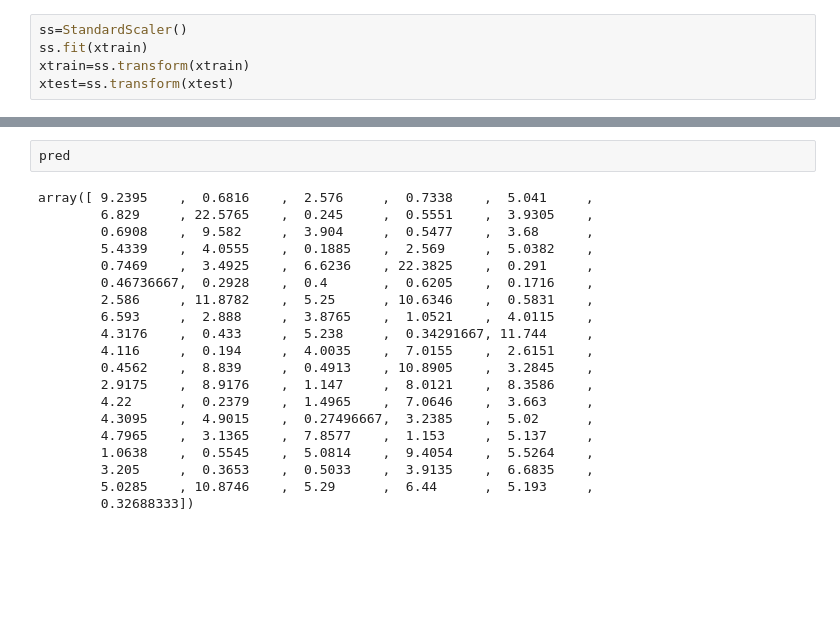
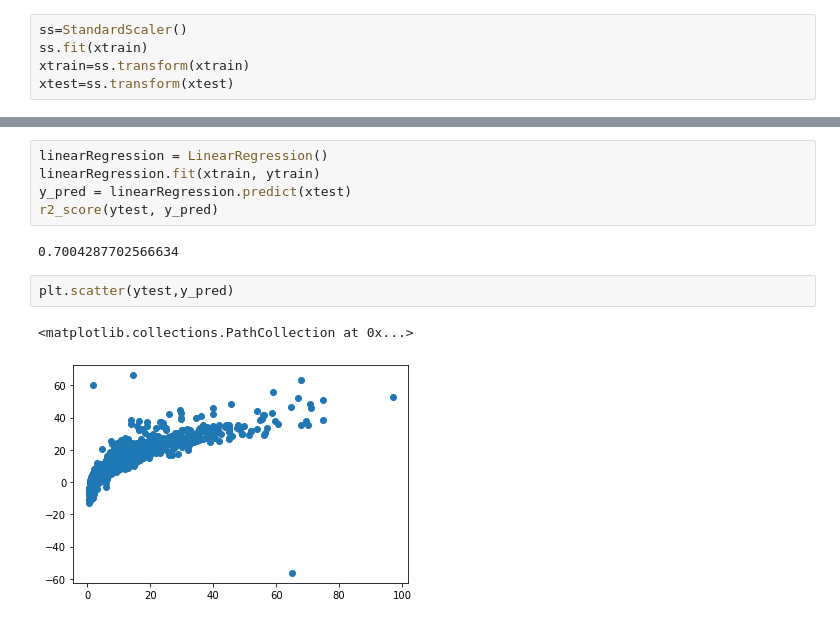
Before and after one commit to samart-KAOS/used_car_price_prediction, a Jupyter notebook: used_car.ipynb, the cells around one changed output, grey strips where cells are left out. Cells and saved outputs as stored; diff of their text form; blank space fills up the shorter version.

```diff
--- a/used_car.ipynb
+++ b/used_car.ipynb
@@ -90,22 +142,12 @@ plt.scatter(ytest,pred)
-# %%
-pred
-# %% [output]
-array([ 9.2395    ,  0.6816    ,  2.576     ,  0.7338    ,  5.041     ,
-        6.829     , 22.5765    ,  0.245     ,  0.5551    ,  3.9305    ,
-        0.6908    ,  9.582     ,  3.904     ,  0.5477    ,  3.68      ,
-        5.4339    ,  4.0555    ,  0.1885    ,  2.569     ,  5.0382    ,
-        0.7469    ,  3.4925    ,  6.6236    , 22.3825    ,  0.291     ,
-        0.46736667,  0.2928    ,  0.4       ,  0.6205    ,  0.1716    ,
-        2.586     , 11.8782    ,  5.25      , 10.6346    ,  0.5831    ,
-        6.593     ,  2.888     ,  3.8765    ,  1.0521    ,  4.0115    ,
-        4.3176    ,  0.433     ,  5.238     ,  0.34291667, 11.744     ,
-        4.116     ,  0.194     ,  4.0035    ,  7.0155    ,  2.6151    ,
-        0.4562    ,  8.839     ,  0.4913    , 10.8905    ,  3.2845    ,
-        2.9175    ,  8.9176    ,  1.147     ,  8.0121    ,  8.3586    ,
-        4.22      ,  0.2379    ,  1.4965    ,  7.0646    ,  3.663     ,
-        4.3095    ,  4.9015    ,  0.27496667,  3.2385    ,  5.02      ,
-        4.7965    ,  3.1365    ,  7.8577    ,  1.153     ,  5.137     ,
-        1.0638    ,  0.5545    ,  5.0814    ,  9.4054    ,  5.5264    ,
-        3.205     ,  0.3653    ,  0.5033    ,  3.9135    ,  6.6835    ,
-        5.0285    , 10.8746    ,  5.29      ,  6.44      ,  5.193     ,
-        0.32688333])
+# %%
+linearRegression = LinearRegression()
+linearRegression.fit(xtrain, ytrain)
+y_pred = linearRegression.predict(xtest)
+r2_score(ytest, y_pred)
+# %% [output]
+0.7004287702566634
+# %%
+plt.scatter(ytest,y_pred)
+# %% [output]
+<matplotlib.collections.PathCollection at 0x...>
+[figure, added]
```
Also changed, not shown: parts of 21 cells of this notebook, 1 other file.
